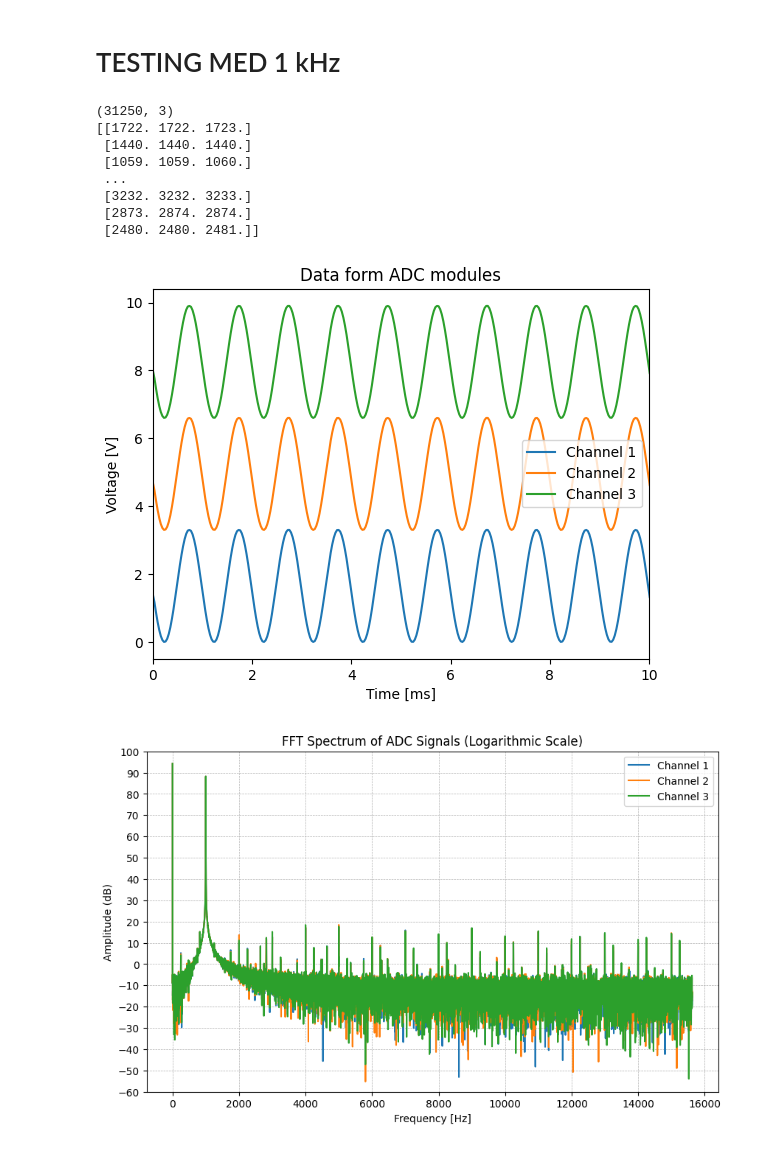
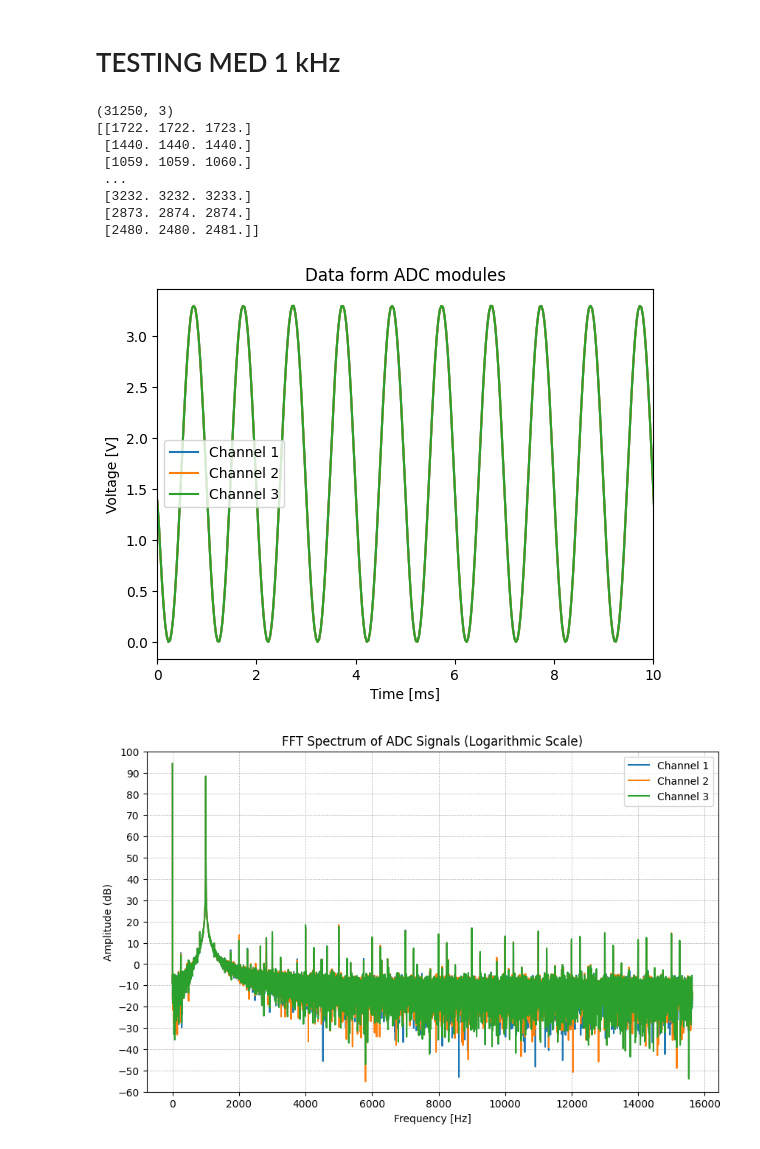
Before and after one commit to FoggyPopcorn/TTT4280---Lab, a Jupyter notebook: Lab_1–måleoppsett/PlottingAvDataFraPi.ipynb, the cells around one changed output. Drawn from its saved outputs; the diff is of its cells as text; code cells hidden in the pictures.

```diff
--- a/Lab_1–måleoppsett/PlottingAvDataFraPi.ipynb
+++ b/Lab_1–måleoppsett/PlottingAvDataFraPi.ipynb
@@ -33,35 +33,36 @@ def converter(data): #Convert from counts to volts
 
 
 
 for i in range(channels):
     #plt.plot(time_axis, converter(data[:, i]) + i*C, label=f'Channel {i+1}')
-    plt.plot(time_axis, converter(data[:, i]) + i*C, label=f'Channel {i+1}')
+    plt.plot(time_axis, converter(data[:, i]) , label=f'Channel {i+1}')
     plt.gca().xaxis.set_major_formatter(ticker.FuncFormatter(lambda x, pos: f"{x*1e3:g}"))
 
 # plt.axhline(y=C, linestyle='--', label="Max voltage, 3.3V")
 # plt.axhline(y=C/2, linestyle='--', label="Mid voltage, 1.65V", color='red')
 # plt.axhline(y=0, linestyle='--', label="Min voltage, 0V")
 #plt.plot(time_axis, data[:, 0], label='Channel 1')
 plt.xlim(0, rangePeriod)
 #plt.plot(time_axis, data[:, 1], label='Channel 2')
 #plt.plot(time_axis, data[:, 2], label='Channel 3')
 plt.xlabel("Time [ms]")
 plt.ylabel("Voltage [V]")
 plt.title("Data form ADC modules")
 plt.legend()
+plt.savefig('Figurer/Data fra ADC 1kHz.png', dpi = 300)
 plt.show()
 
 #3 subplots :)
 # %% [output]
 (31250, 3)
 [[1722. 1722. 1723.]
  [1440. 1440. 1440.]
  [1059. 1059. 1060.]
  ...
  [3232. 3232. 3233.]
  [2873. 2874. 2874.]
  [2480. 2480. 2481.]]
-[figure, old version]
+[figure, new version]
 # %%
 # Beregn FFT for hvert signal
 fft_data = []
```
Also changed, not shown: parts of 1 cell of this notebook, 8 other files.
